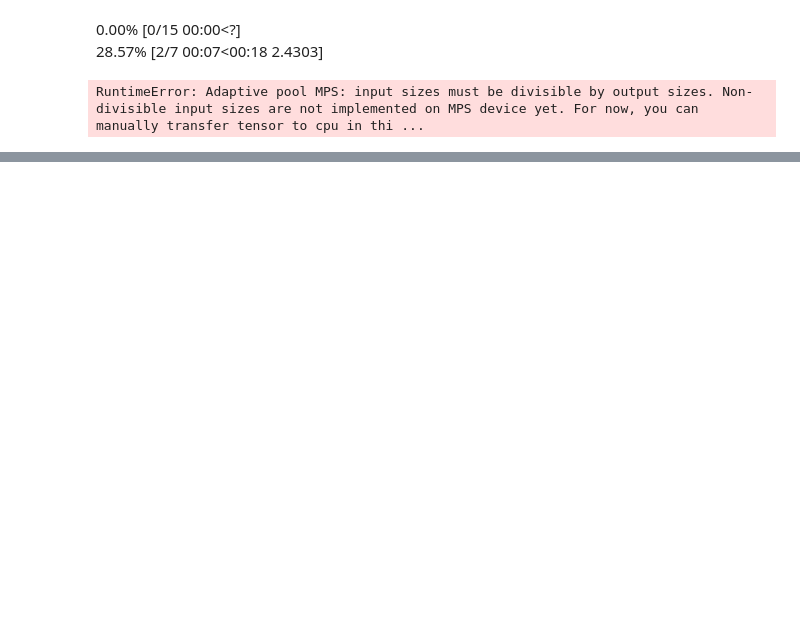
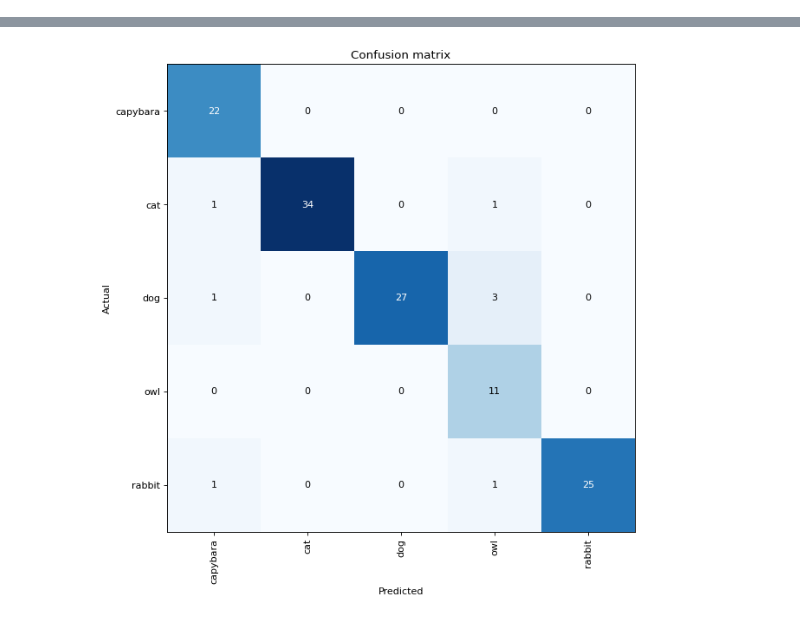
Before and after one commit to dhalmazna/dspracticum2025-damian, a Jupyter notebook: 2.ipynb, the cells around one changed output, grey strips where cells are left out. Saved outputs shown, nothing was run; the diff lists cells and outputs as text; code cells hidden in the pictures; blank space fills up the shorter version.

```diff
--- a/2.ipynb
+++ b/2.ipynb
@@ -35,0 +1,26 @@ from fastai.vision.all import *
+# %%
+import torch
+from fastai.vision.all import *
+from pathlib import Path
+
+# Make absolutely sure default device is CPU
+torch.backends.mps.is_available = lambda : False
+torch.backends.mps.is_built = lambda : False
+
+path = Path('./animals_dataset/train')
+
+# Rebuild DataLoaders on CPU
+dls = ImageDataLoaders.from_folder(
+    path,
+    train='.',
+    valid_pct=0.2,
+    seed=42,
+    item_tfms=Resize(460),
+    batch_tfms=aug_transforms(size=224, min_scale=0.75),
+    bs=64
+)
+
+print(f"Number of classes: {len(dls.vocab)}")
+print(f"Classes: {dls.vocab}")
+print(f"Training samples: {len(dls.train_ds)}")
+print(f"Validation samples: {len(dls.valid_ds)}")
@@ -35,0 +36,6 @@ from fastai.vision.all import *
+# %%
+dls = dls.cpu()  # force CPU dataloaders
+
+# Build learner on CPU
+learn = vision_learner(dls, resnet18, metrics=error_rate)
+learn.model = learn.model.to("cpu")
@@ -40,7 +59,0 @@ Downloading: "https://download.pytorch.org/models/resnet18-f37072fd.pth" to /Use
-# %%
-learn.model = learn.model.cpu()
-learn.lr_find()
-# %% [output]
-0.00% [0/15 00:00<?]
-28.57% [2/7 00:07<00:18 2.4303]
-RuntimeError: Adaptive pool MPS: input sizes must be divisible by output sizes. Non-divisible input sizes are not implemented on MPS device yet. For now, you can manually transfer tensor to cpu in thi ...
@@ -49,0 +60,7 @@ epochs =  # set number of one-cycles for training, try to experiment a bit
+# %%
+# Create interpretation object
+interp = ClassificationInterpretation.from_learner(learn)
+
+# Plot confusion matrix
+interp.plot_confusion_matrix(figsize=(8, 8), dpi=80)
+# %% [output]
@@ -49,0 +69 @@ epochs =  # set number of one-cycles for training, try to experiment a bit
+[figure, added]
```
Also changed, not shown: parts of 13 cells of this notebook.
